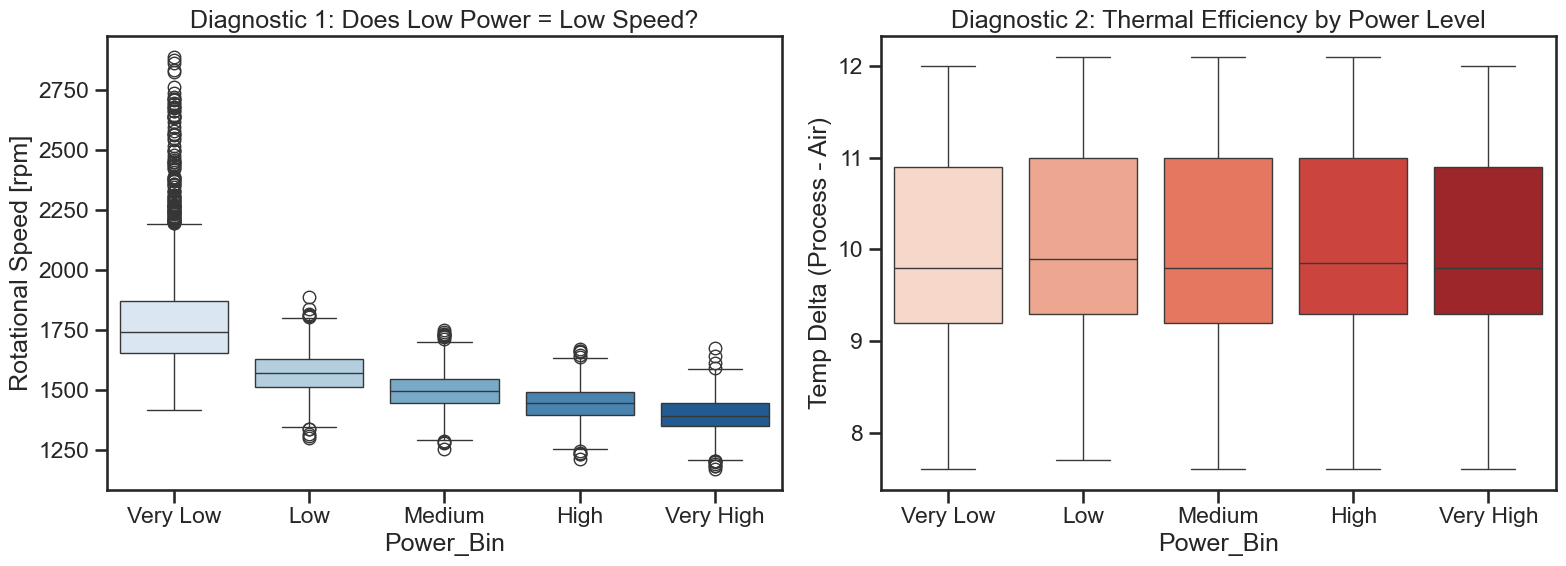
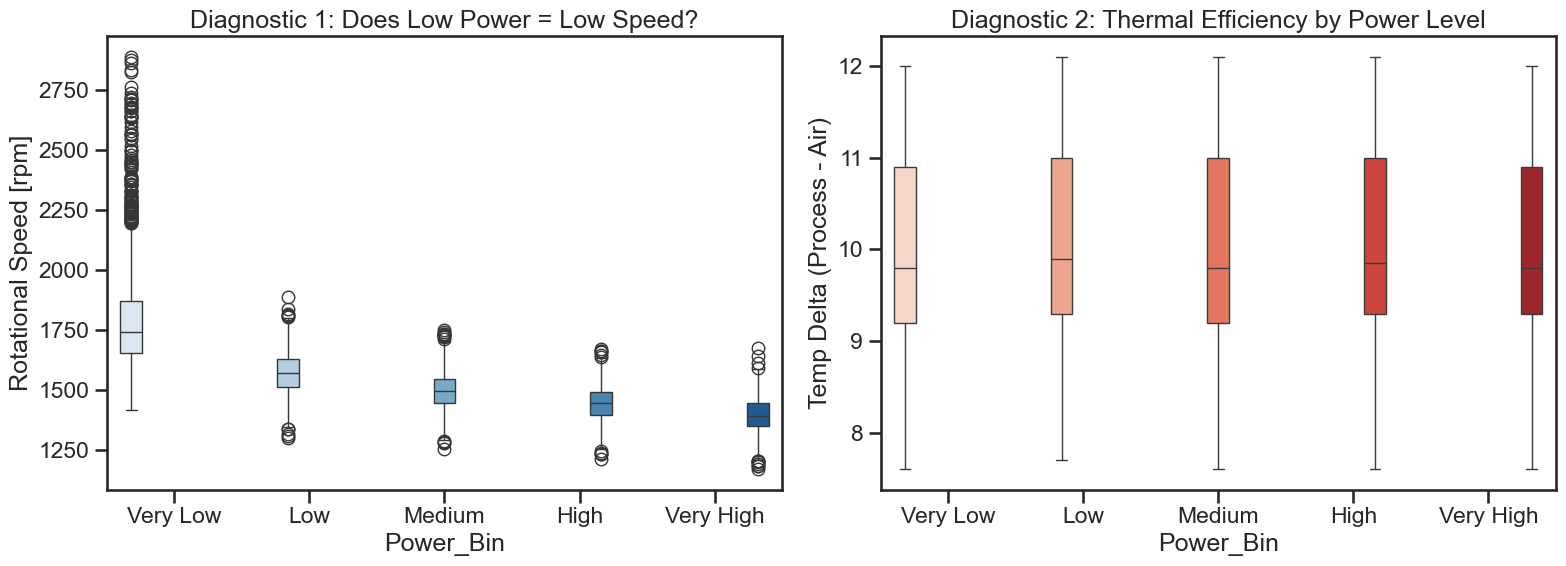
Unified diff of the notebook cell whose output changed from the first chart to the second:
--- before
+++ after
@@ -8,5 +8,6 @@
 # Chart 1: Confirm the Speed Theory
 # Does 'Very Low' power actually mean the machine is spinning slowly?
-sns.boxplot(data=df, x='Power_Bin', y='Rotational_Speed', palette='Blues', ax=axes[0])
+sns.boxplot(data=df, x='Power_Bin', y='Rotational_Speed',
+            hue='Power_Bin', palette='Blues', ax=axes[0], legend=False)
 axes[0].set_title('Diagnostic 1: Does Low Power = Low Speed?')
 axes[0].set_ylabel('Rotational Speed [rpm]')
@@ -14,5 +15,6 @@
 # Chart 2: The Thermal Consequence
 # How does the Temperature Delta behave in these bins?
-sns.boxplot(data=df, x='Power_Bin', y='Temp_Delta', palette='Reds', ax=axes[1])
+sns.boxplot(data=df, x='Power_Bin', y='Temp_Delta',
+            hue='Power_Bin', palette='Reds', ax=axes[1],legend=False)
 axes[1].set_title('Diagnostic 2: Thermal Efficiency by Power Level')
 axes[1].set_ylabel('Temp Delta (Process - Air)')

Commit: feat: create notebook for data visualisation of predictive maintenance dataset